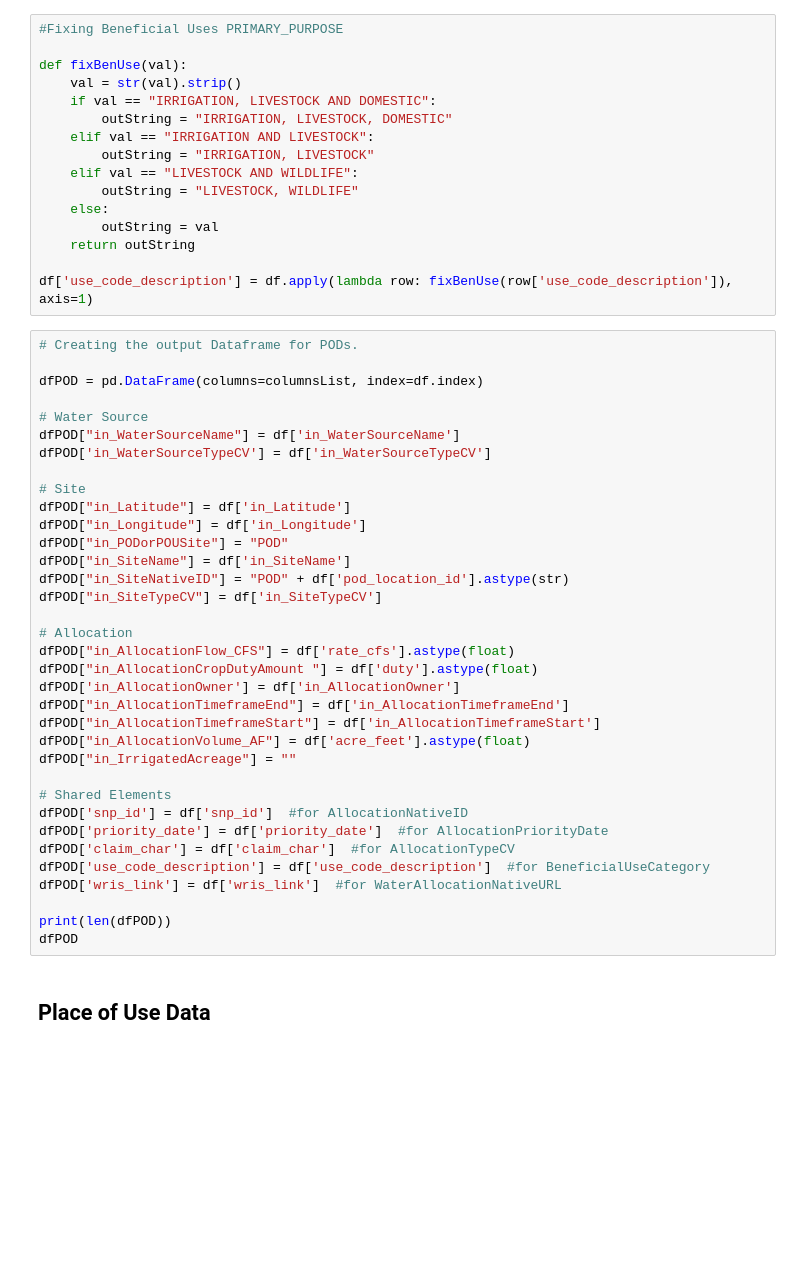
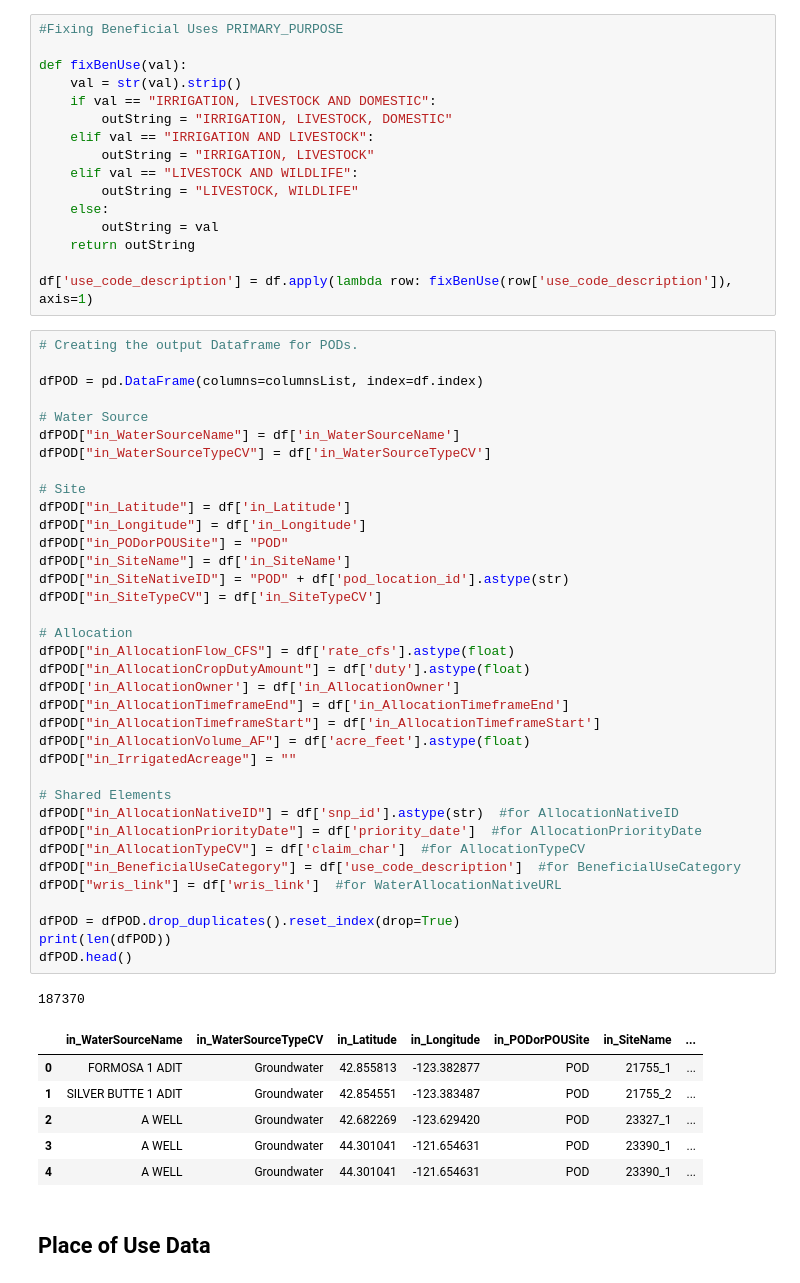
Before and after one commit to WSWCWaterDataExchange/MappingStatesDataToWaDE2.0, a Jupyter notebook: Oregon/WaterAllocation/0_PreProcessOregonAllocationData.ipynb, the cells around one changed output. Drawn from its saved outputs; the diff is of its cells as text; blank space fills up the shorter version.

```diff
--- a/Oregon/WaterAllocation/0_PreProcessOregonAllocationData.ipynb
+++ b/Oregon/WaterAllocation/0_PreProcessOregonAllocationData.ipynb
@@ -244,38 +250,47 @@ df['use_code_description'] = df.apply(lambda row: fixBenUse(row['use_code_descri
 # %%
 # Creating the output Dataframe for PODs.
 
 dfPOD = pd.DataFrame(columns=columnsList, index=df.index)
 
 # Water Source
 dfPOD["in_WaterSourceName"] = df['in_WaterSourceName']
-dfPOD['in_WaterSourceTypeCV'] = df['in_WaterSourceTypeCV']
+dfPOD["in_WaterSourceTypeCV"] = df['in_WaterSourceTypeCV']
 
 # Site
 dfPOD["in_Latitude"] = df['in_Latitude']
 dfPOD["in_Longitude"] = df['in_Longitude']
 dfPOD["in_PODorPOUSite"] = "POD"
 dfPOD["in_SiteName"] = df['in_SiteName']
 dfPOD["in_SiteNativeID"] = "POD" + df['pod_location_id'].astype(str)
 dfPOD["in_SiteTypeCV"] = df['in_SiteTypeCV']
 
 # Allocation
 dfPOD["in_AllocationFlow_CFS"] = df['rate_cfs'].astype(float)
-dfPOD["in_AllocationCropDutyAmount "] = df['duty'].astype(float)
+dfPOD["in_AllocationCropDutyAmount"] = df['duty'].astype(float)
 dfPOD['in_AllocationOwner'] = df['in_AllocationOwner']
 dfPOD["in_AllocationTimeframeEnd"] = df['in_AllocationTimeframeEnd']
 dfPOD["in_AllocationTimeframeStart"] = df['in_AllocationTimeframeStart']
 dfPOD["in_AllocationVolume_AF"] = df['acre_feet'].astype(float)
 dfPOD["in_IrrigatedAcreage"] = ""
 
 # Shared Elements
-dfPOD['snp_id'] = df['snp_id']  #for AllocationNativeID
-dfPOD['priority_date'] = df['priority_date']  #for AllocationPriorityDate
-dfPOD['claim_char'] = df['claim_char']  #for AllocationTypeCV
-dfPOD['use_code_description'] = df['use_code_description']  #for BeneficialUseCategory
-dfPOD['wris_link'] = df['wris_link']  #for WaterAllocationNativeURL
+dfPOD["in_AllocationNativeID"] = df['snp_id'].astype(str)  #for AllocationNativeID
+dfPOD["in_AllocationPriorityDate"] = df['priority_date']  #for AllocationPriorityDate
+dfPOD["in_AllocationTypeCV"] = df['claim_char']  #for AllocationTypeCV
+dfPOD["in_BeneficialUseCategory"] = df['use_code_description']  #for BeneficialUseCategory
+dfPOD["wris_link"] = df['wris_link']  #for WaterAllocationNativeURL
 
+dfPOD = dfPOD.drop_duplicates().reset_index(drop=True)
 print(len(dfPOD))
-dfPOD
+dfPOD.head()
+# %% [output]
+187370
+|  | in_WaterSourceName | in_WaterSourceTypeCV | in_Latitude | in_Longitude | in_PODorPOUSite | in_SiteName | ... |
+| 0 | FORMOSA 1 ADIT | Groundwater | 42.855813 | -123.382877 | POD | 21755_1 | ... |
+| 1 | SILVER BUTTE 1 ADIT | Groundwater | 42.854551 | -123.383487 | POD | 21755_2 | ... |
+| 2 | A WELL | Groundwater | 42.682269 | -123.629420 | POD | 23327_1 | ... |
+| 3 | A WELL | Groundwater | 44.301041 | -121.654631 | POD | 23390_1 | ... |
+| 4 | A WELL | Groundwater | 44.301041 | -121.654631 | POD | 23390_1 | ... |
 # %% [markdown]
 ## Place of Use Data
 # %%
```
Also changed, not shown: parts of 14 cells of this notebook, 42 other files.
